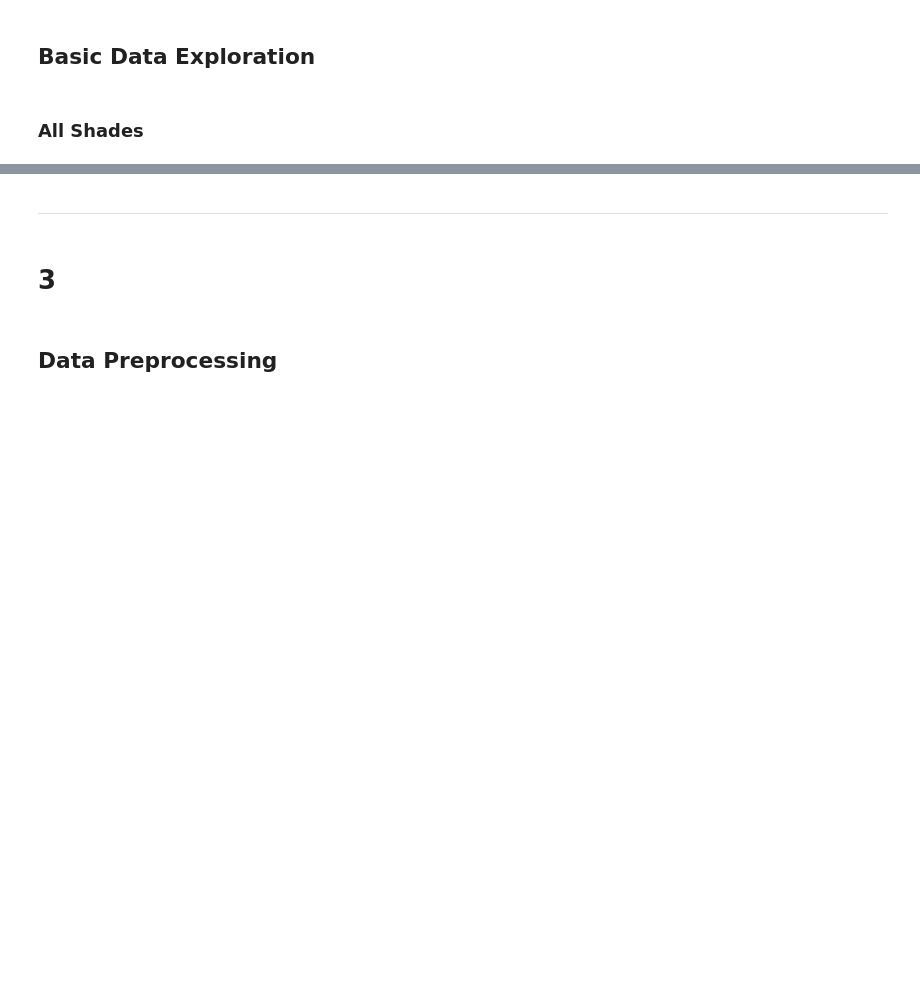
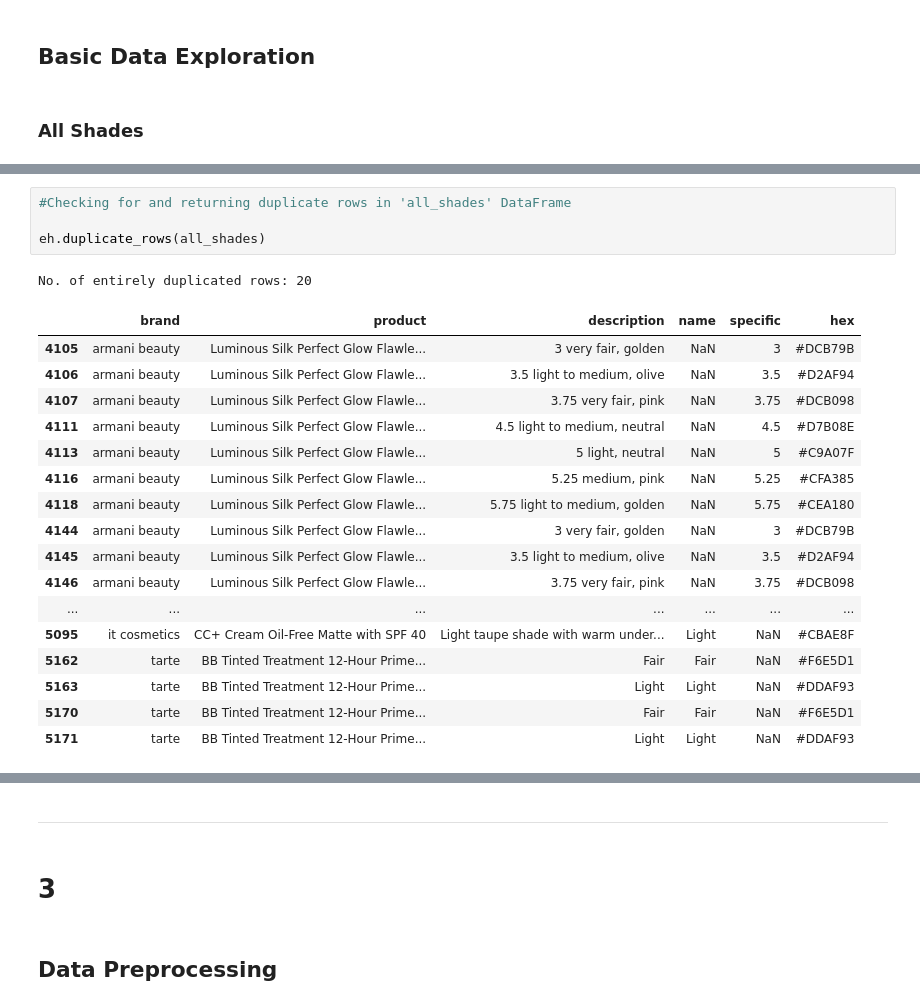
Before and after one commit to lindsev/Cosmetic-Shade-Diversity, a Jupyter notebook: notebooks/EDA.ipynb, the cells around one changed output, grey strips where cells are left out. Drawn from its saved outputs; the diff is of its cells as text; blank space fills up the shorter version.

```diff
--- a/notebooks/EDA.ipynb
+++ b/notebooks/EDA.ipynb
@@ -187,0 +233,23 @@ dtype: float64
+# %%
+#Checking for and returning duplicate rows in 'all_shades' DataFrame
+
+eh.duplicate_rows(all_shades)
+# %% [output]
+No. of entirely duplicated rows: 20
+|  | brand | product | description | name | specific | hex |
+| 4105 | armani beauty | Luminous Silk Perfect Glow Flawle... | 3 very fair, golden | NaN | 3 | #DCB79B |
+| 4106 | armani beauty | Luminous Silk Perfect Glow Flawle... | 3.5 light to medium, olive | NaN | 3.5 | #D2AF94 |
+| 4107 | armani beauty | Luminous Silk Perfect Glow Flawle... | 3.75 very fair, pink | NaN | 3.75 | #DCB098 |
+| 4111 | armani beauty | Luminous Silk Perfect Glow Flawle... | 4.5 light to medium, neutral | NaN | 4.5 | #D7B08E |
+| 4113 | armani beauty | Luminous Silk Perfect Glow Flawle... | 5 light, neutral | NaN | 5 | #C9A07F |
+| 4116 | armani beauty | Luminous Silk Perfect Glow Flawle... | 5.25 medium, pink | NaN | 5.25 | #CFA385 |
+| 4118 | armani beauty | Luminous Silk Perfect Glow Flawle... | 5.75 light to medium, golden | NaN | 5.75 | #CEA180 |
+| 4144 | armani beauty | Luminous Silk Perfect Glow Flawle... | 3 very fair, golden | NaN | 3 | #DCB79B |
+| 4145 | armani beauty | Luminous Silk Perfect Glow Flawle... | 3.5 light to medium, olive | NaN | 3.5 | #D2AF94 |
+| 4146 | armani beauty | Luminous Silk Perfect Glow Flawle... | 3.75 very fair, pink | NaN | 3.75 | #DCB098 |
+| ... | ... | ... | ... | ... | ... | ... |
+| 5095 | it cosmetics | CC+ Cream Oil-Free Matte with SPF 40 | Light taupe shade with warm under... | Light | NaN | #CBAE8F |
+| 5162 | tarte | BB Tinted Treatment 12-Hour Prime... | Fair | Fair | NaN | #F6E5D1 |
+| 5163 | tarte | BB Tinted Treatment 12-Hour Prime... | Light | Light | NaN | #DDAF93 |
+| 5170 | tarte | BB Tinted Treatment 12-Hour Prime... | Fair | Fair | NaN | #F6E5D1 |
+| 5171 | tarte | BB Tinted Treatment 12-Hour Prime... | Light | Light | NaN | #DDAF93 |
```
Also changed, not shown: parts of 72 cells of this notebook, 3 other files.
